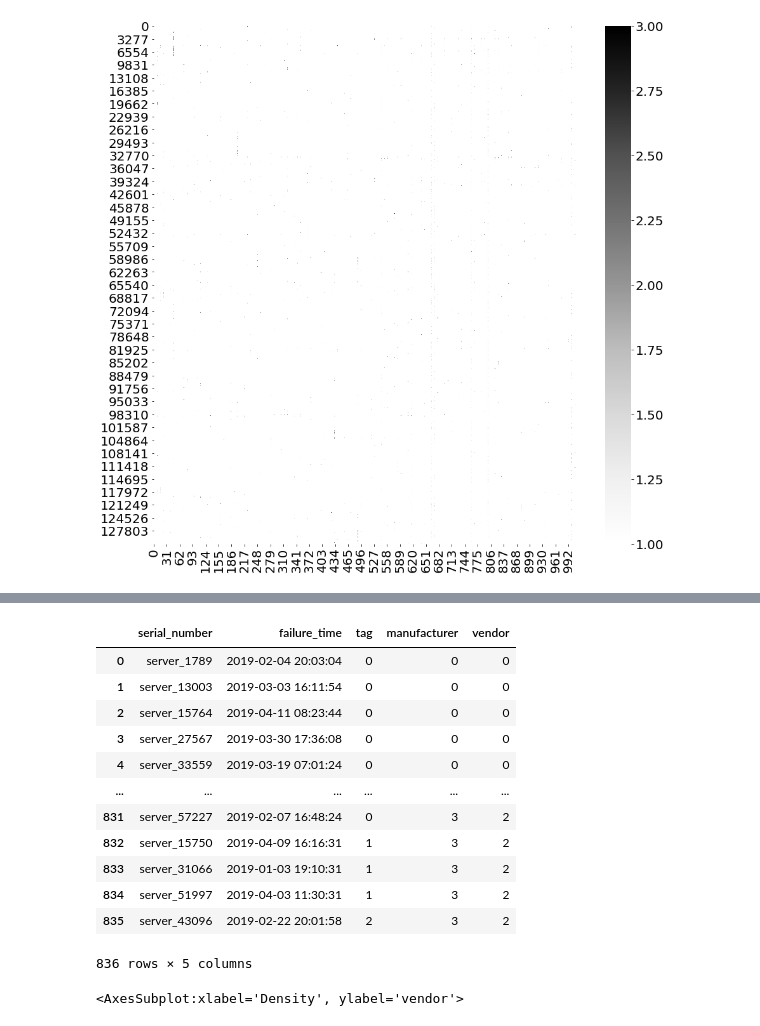
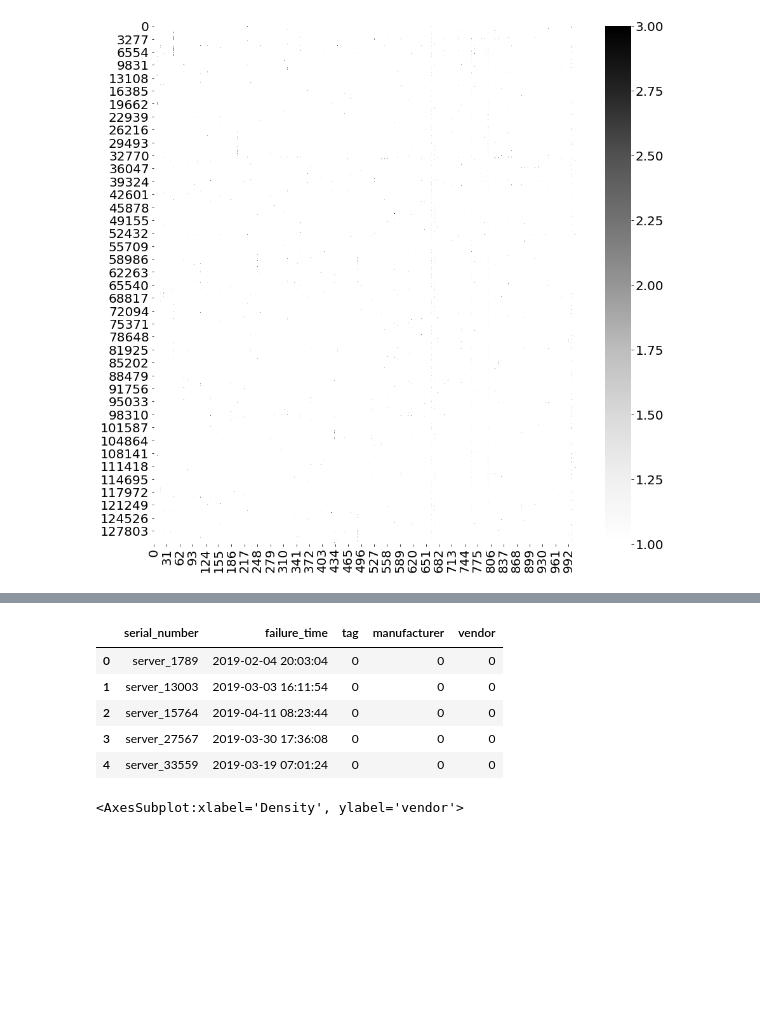
Before and after one commit to XPBooster/Memory, a Jupyter notebook: explorer.ipynb, the cells around one changed output, grey strips where cells are left out. Cells and saved outputs as stored; diff of their text form; code cells hidden in the pictures; blank space fills up the shorter version.

```diff
--- a/explorer.ipynb
+++ b/explorer.ipynb
@@ -441,19 +418,12 @@ array([1], dtype=int64)
 # %%
-raw_failure
+raw_failure.head(5)
 # %% [output]
 |  | serial_number | failure_time | tag | manufacturer | vendor |
 | 0 | server_1789 | 2019-02-04 20:03:04 | 0 | 0 | 0 |
 | 1 | server_13003 | 2019-03-03 16:11:54 | 0 | 0 | 0 |
 | 2 | server_15764 | 2019-04-11 08:23:44 | 0 | 0 | 0 |
 | 3 | server_27567 | 2019-03-30 17:36:08 | 0 | 0 | 0 |
 | 4 | server_33559 | 2019-03-19 07:01:24 | 0 | 0 | 0 |
-| ... | ... | ... | ... | ... | ... |
-| 831 | server_57227 | 2019-02-07 16:48:24 | 0 | 3 | 2 |
-| 832 | server_15750 | 2019-04-09 16:16:31 | 1 | 3 | 2 |
-| 833 | server_31066 | 2019-01-03 19:10:31 | 1 | 3 | 2 |
-| 834 | server_51997 | 2019-04-03 11:30:31 | 1 | 3 | 2 |
-| 835 | server_43096 | 2019-02-22 20:01:58 | 2 | 3 | 2 |
-836 rows × 5 columns
 # %%
 # Distribution of bugs and vendors
 ax = sns.jointplot(x='tag', y='vendor', kind='kde', color='r', data=raw_failure, height=8, dropna=True, ylim=[0,2])
```
Also changed, not shown: parts of 27 cells of this notebook, 1 other file.
